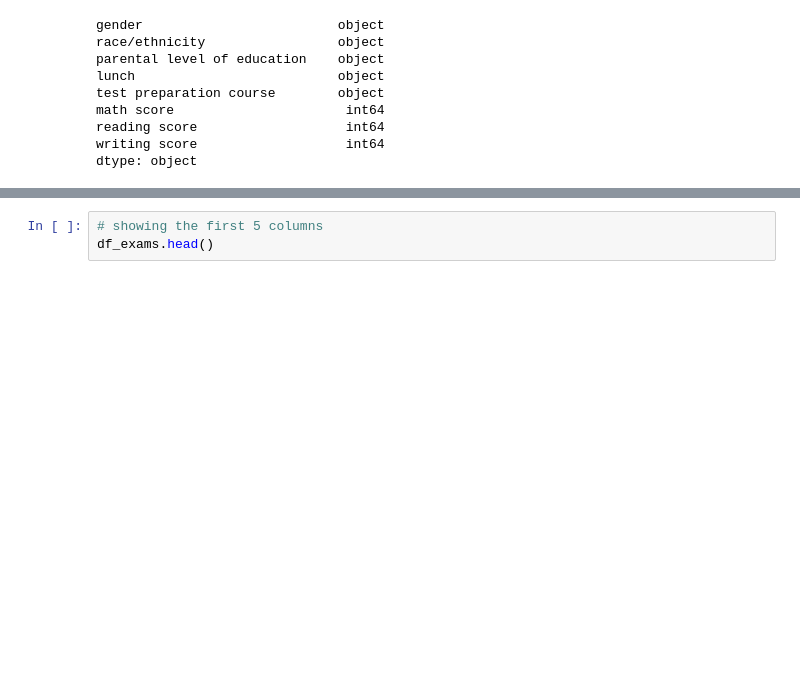
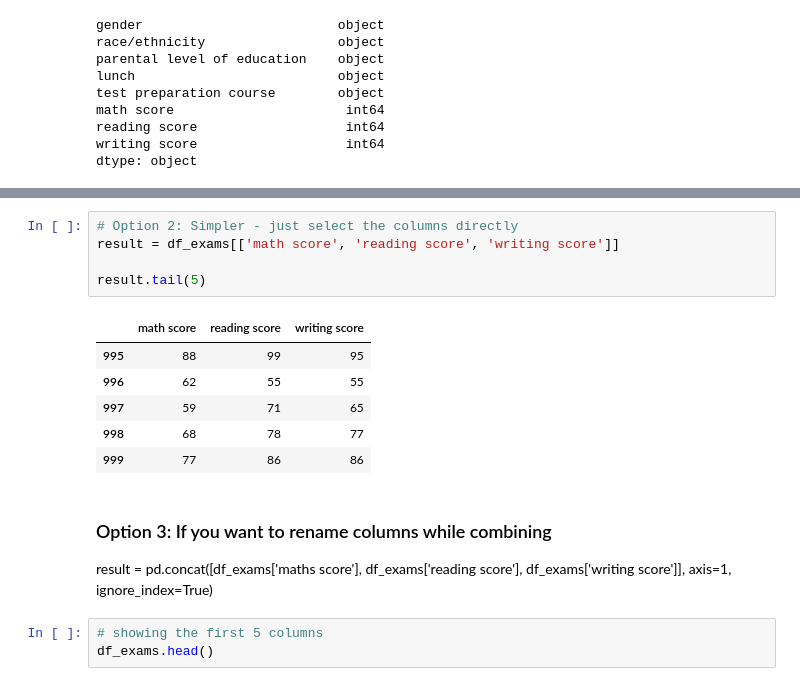
Before and after one commit to ChukwudiOkoro/Data_Science_with_Python, a Jupyter notebook: Pandas intro.ipynb, the cells around one changed output, grey strips where cells are left out. Cells and saved outputs as stored; diff of their text form; blank space fills up the shorter version.

```diff
--- a/Pandas intro.ipynb
+++ b/Pandas intro.ipynb
@@ -186,3 +237,20 @@ dtype: object
+# %%
+# Option 2: Simpler - just select the columns directly
+result = df_exams[['math score', 'reading score', 'writing score']]
+
+result.tail(5)
+# %% [output]
+|  | math score | reading score | writing score |
+| 995 | 88 | 99 | 95 |
+| 996 | 62 | 55 | 55 |
+| 997 | 59 | 71 | 65 |
+| 998 | 68 | 78 | 77 |
+| 999 | 77 | 86 | 86 |
+# %% [markdown]
+### Option 3: If you want to rename columns while combining
+result = pd.concat([df_exams['maths score'],
+                    df_exams['reading score'],
+                    df_exams['writing score']], axis=1, ignore_index=True)
 # %%
 # showing the first 5 columns
 df_exams.head()
```
Also changed, not shown: parts of 8 cells of this notebook, 2 other files.
